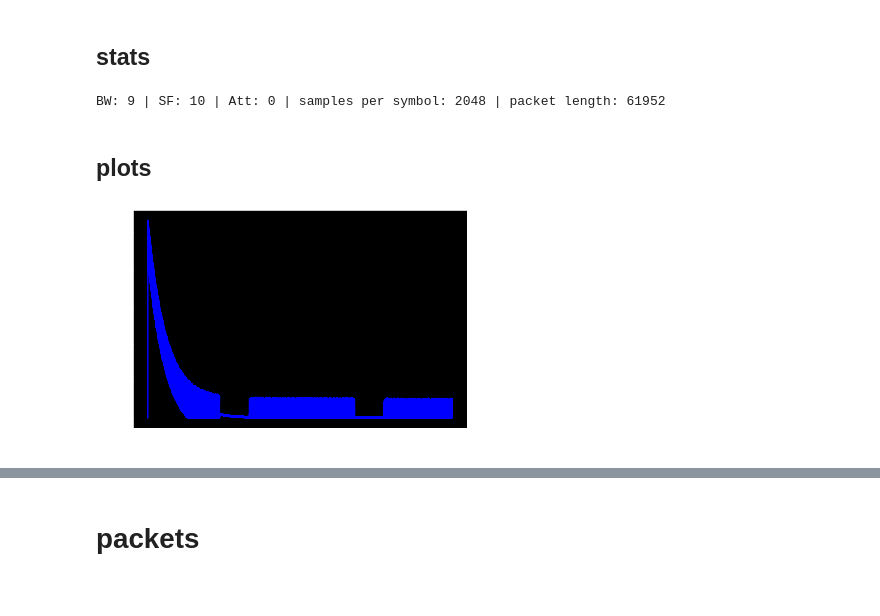
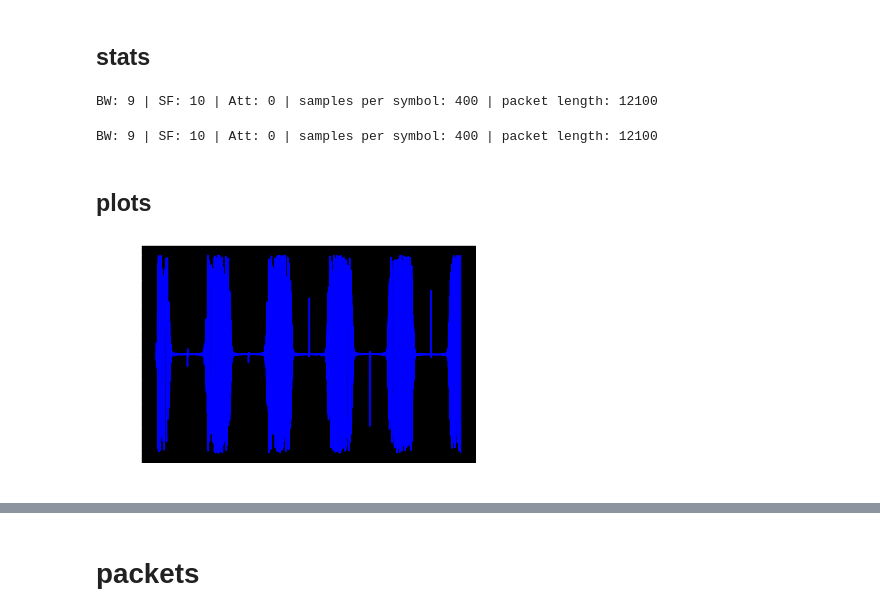
Before and after one commit to tjbergst/lorapy, a Jupyter notebook: data_processing_lorapy.ipynb, the cells around one changed output, grey strips where cells are left out. Cells and saved outputs as stored; diff of their text form; code cells hidden in the pictures.

Commit message:
more data processing, developed numpy packet / symbol correlation syncer

```diff
--- a/data_processing_lorapy.ipynb
+++ b/data_processing_lorapy.ipynb
@@ -36,4 +39,4 @@ rand = lambda mx: random.randint(0, mx)
 # %%
-loader = lorapy.load_dat(OUTDOOR_DATA_DIR, autoload=True)
-loader.file_list
+loader = lorapy.load_dat(BENCHTOP_DATA_DIR, autoload=True)
+loader.filter(bw=9, sf=10)
 # %% [output]
@@ -82,0 +52,3 @@ DatFile(id=7 | name='lora_BW9_SF10_915MHz_1Msps_L1.dat')
+# %%
+file = loader.select(96)
+file
@@ -83,4 +59,4 @@ DatFile(id=7 | name='lora_BW9_SF10_915MHz_1Msps_L1.dat')
 # %%
-file = loader.filter(bw=9, sf=10)[0]
-file
+ploader = lorapy.load_dotp(DOTP_DATA_DIR)
+ploader.filter(bw=9, sf=10)
 # %% [output]
@@ -102,10 +91,14 @@ LoraSignal(length=56343771) | BW: 9 | SF: 10 | Att: 0 | samples per symbol: 2048
 # %%
 signal.stats
 # %% [output]
-BW: 9 | SF: 10 | Att: 0 | samples per symbol: 2048 | packet length: 61952
+BW: 9 | SF: 10 | Att: 0 | samples per symbol: 400 | packet length: 12100
+# %%
+base_symbol.stats
+# %% [output]
+BW: 9 | SF: 10 | Att: 0 | samples per symbol: 400 | packet length: 12100
 # %% [markdown]
 ## plots
 # %%
-signal.plot(real=True, stop=180_000, color='blue')
+signal.plot(real=False, stop=2_000, color='blue')
 # %% [output]
-[figure, old version]
+[figure, new version]
```
Also changed, not shown: parts of 55 cells of this notebook.
